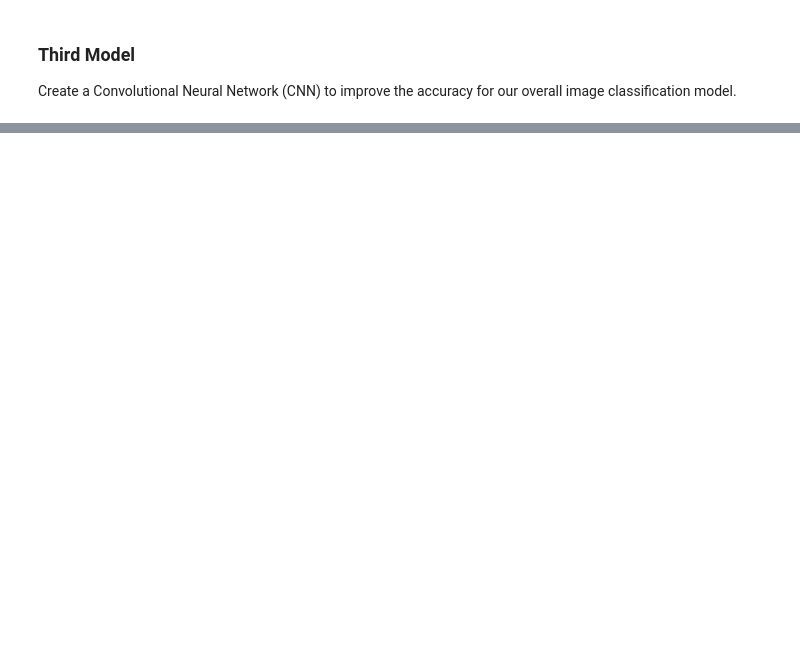
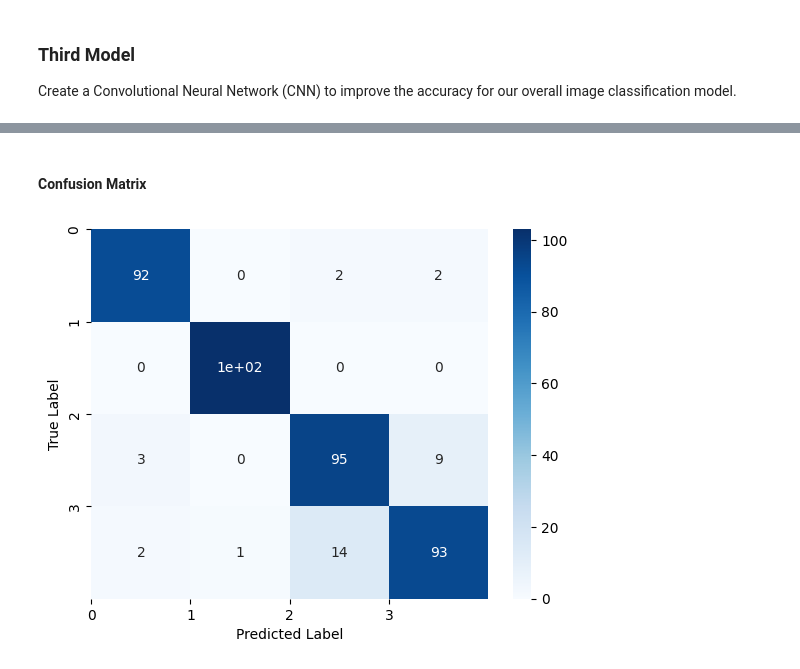
Before and after one commit to tjtrebat/eye-diseases-cnn, a Jupyter notebook: eyediseasescnn-0c1571ca-9dd6-4b02-8622-976c6425c3e6.ipynb, the cells around one changed output, grey strips where cells are left out. Drawn from its saved outputs; the diff is of its cells as text; code cells hidden in the pictures; blank space fills up the shorter version.

```diff
--- a/eyediseasescnn-0c1571ca-9dd6-4b02-8622-976c6425c3e6.ipynb
+++ b/eyediseasescnn-0c1571ca-9dd6-4b02-8622-976c6425c3e6.ipynb
@@ -286,0 +444,10 @@ plot_history(cnn_history)
+# %%
+from itertools import chain
+
+cached_ds = test_ds.cache()
+y_true = list(map(lambda x: x[1], cached_ds))
+y_true = list(chain(*list(map(lambda x: x.numpy(), y_true))))
+y_true = np.argmax(y_true, axis=1)
+# %%
+y_pred = model.predict(cached_ds)
+y_pred_labels = np.argmax(y_pred, axis=1)
@@ -286,0 +475,17 @@ plot_history(cnn_history)
+# %% [markdown]
+#### Confusion Matrix
+# %%
+import seaborn as sns
+from sklearn.metrics import confusion_matrix
+
+cm = confusion_matrix(y_true, y_pred_labels)
+sns.heatmap(cm, annot=True, cmap='Blues')
+classes = np.unique(y_true)
+tick_marks = np.arange(len(classes))
+plt.xticks(tick_marks, classes)
+plt.yticks(tick_marks, classes)
+plt.xlabel('Predicted Label')
+plt.ylabel('True Label')
+plt.show()
+# %% [output]
+[figure, added]
```
Also changed, not shown: parts of 30 cells of this notebook.
